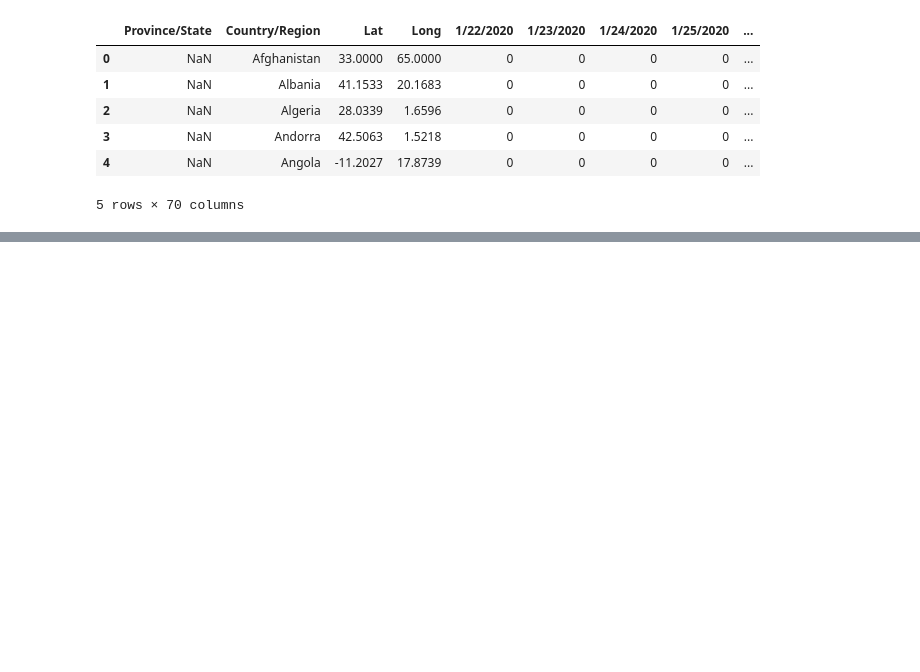
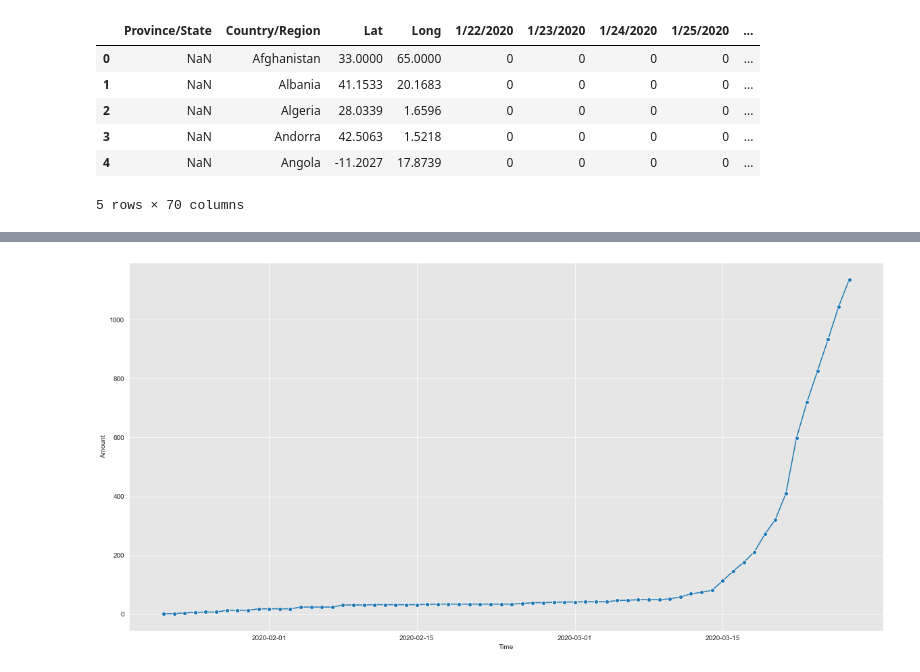
Before and after one commit to kate006naja/MachineLearningClassCode, a Jupyter notebook: project/Task 2 (Regression).ipynb, the cells around one changed output, grey strips where cells are left out. Cells and saved outputs as stored; diff of their text form; code cells hidden in the pictures; blank space fills up the shorter version.

```diff
--- a/project/Task 2 (Regression).ipynb
+++ b/project/Task 2 (Regression).ipynb
@@ -17,3 +17,6 @@ df.head()
 | 3 | NaN | Andorra | 42.5063 | 1.5218 | 0 | 0 | 0 | 0 | ... |
 | 4 | NaN | Angola | -11.2027 | 17.8739 | 0 | 0 | 0 | 0 | ... |
 5 rows × 70 columns
+# %%
+df = df[df['Country/Region'] == 'Thailand']
+df.head()
@@ -19,0 +51,7 @@ df.head()
+# %%
+df = pd.DataFrame({
+    'Time': pd.to_datetime(df.columns[4:]),
+    'n': df.values[0][4:].astype(np.int)
+})
+
+df['t'] = df.Time.apply(lambda x: x.toordinal())
@@ -19,0 +67,11 @@ df.head()
+# %%
+plt.figure(figsize=(20, 10))
+sns.lineplot(marker = 'o',
+             x = df.Time,
+             y = df.n,
+             legend=False)
+plt.xlabel('Time')
+plt.ylabel('Amount')
+plt.show()
+# %% [output]
+[figure, added]
```
Also changed, not shown: parts of 9 cells of this notebook.
